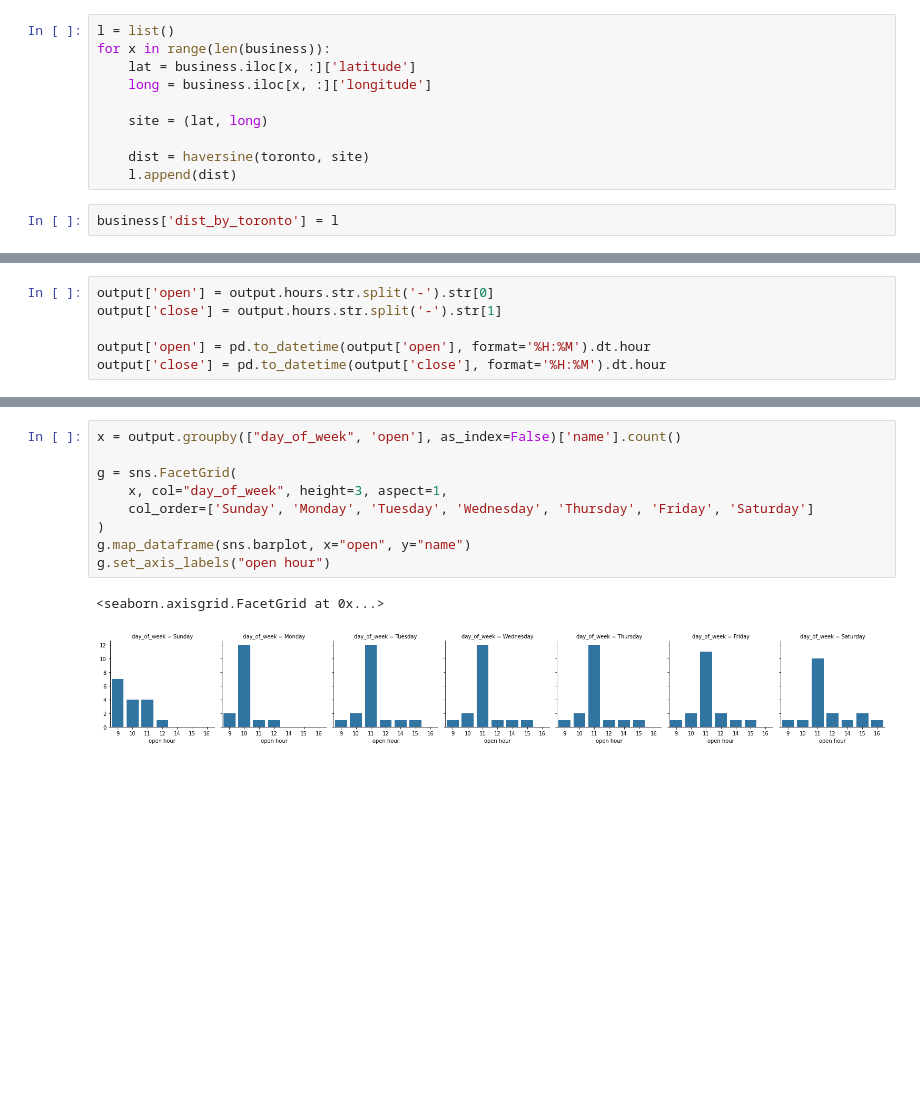
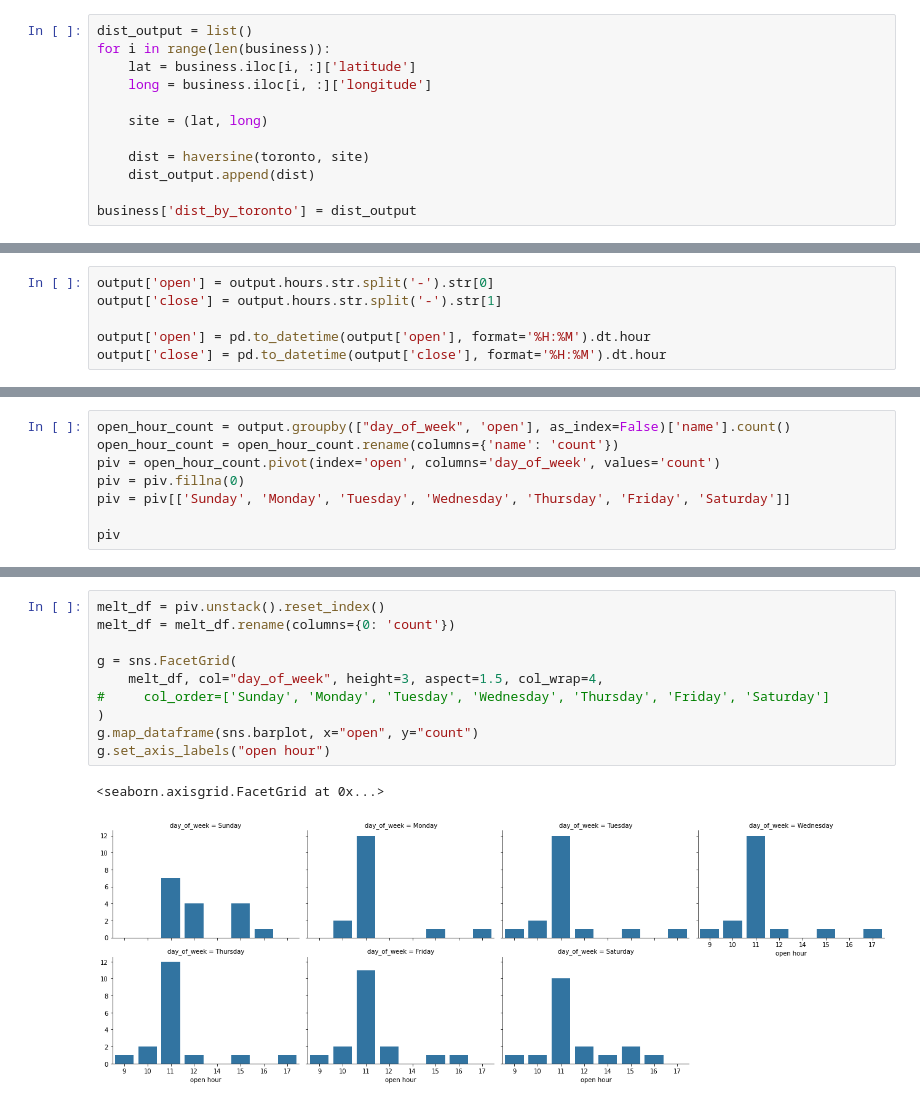
Before and after one commit to jamjam0109/kaggle_yelp, a Jupyter notebook: src.ipynb, the cells around one changed output, grey strips where cells are left out. Cells and saved outputs as stored; diff of their text form; blank space fills up the shorter version.

```diff
--- a/src.ipynb
+++ b/src.ipynb
@@ -113,17 +165,17 @@ toronto_lat = business.query("city == 'Toronto'")['latitude'].tolist()[0]
 toronto_long = business.query("city == 'Toronto'")['longitude'].tolist()[0]
 toronto = (toronto_lat, toronto_long)
 # %%
-l = list()
-for x in range(len(business)):
-    lat = business.iloc[x, :]['latitude']
-    long = business.iloc[x, :]['longitude']
+dist_output = list()
+for i in range(len(business)):
+    lat = business.iloc[i, :]['latitude']
+    long = business.iloc[i, :]['longitude']
 
     site = (lat, long)
 
     dist = haversine(toronto, site)
-    l.append(dist)
+    dist_output.append(dist)
+
+business['dist_by_toronto'] = dist_output
-# %%
-business['dist_by_toronto'] = l
 # %% [markdown]
 - Toronto와 가장 가까운 지역은 state=BC, city=New Westminster 이다.
 # %%
@@ -275,0 +308,8 @@ output['close'] = pd.to_datetime(output['close'], format='%H:%M').dt.hour
+# %%
+open_hour_count = output.groupby(["day_of_week", 'open'], as_index=False)['name'].count()
+open_hour_count = open_hour_count.rename(columns={'name': 'count'})
+piv = open_hour_count.pivot(index='open', columns='day_of_week', values='count')
+piv = piv.fillna(0)
+piv = piv[['Sunday', 'Monday', 'Tuesday', 'Wednesday', 'Thursday', 'Friday', 'Saturday']]
+
+piv
@@ -276,12 +327,13 @@ output['close'] = pd.to_datetime(output['close'], format='%H:%M').dt.hour
 # %%
-x = output.groupby(["day_of_week", 'open'], as_index=False)['name'].count()
+melt_df = piv.unstack().reset_index()
+melt_df = melt_df.rename(columns={0: 'count'})
 
 g = sns.FacetGrid(
-    x, col="day_of_week", height=3, aspect=1,
-    col_order=['Sunday', 'Monday', 'Tuesday', 'Wednesday', 'Thursday', 'Friday', 'Saturday']
+    melt_df, col="day_of_week", height=3, aspect=1.5, col_wrap=4,
+#     col_order=['Sunday', 'Monday', 'Tuesday', 'Wednesday', 'Thursday', 'Friday', 'Saturday']
 )
-g.map_dataframe(sns.barplot, x="open", y="name")
+g.map_dataframe(sns.barplot, x="open", y="count")
 g.set_axis_labels("open hour")
 # %% [output]
 <seaborn.axisgrid.FacetGrid at 0x...>
-[figure, old version]
+[figure, new version]
```
Also changed, not shown: parts of 30 cells of this notebook.
